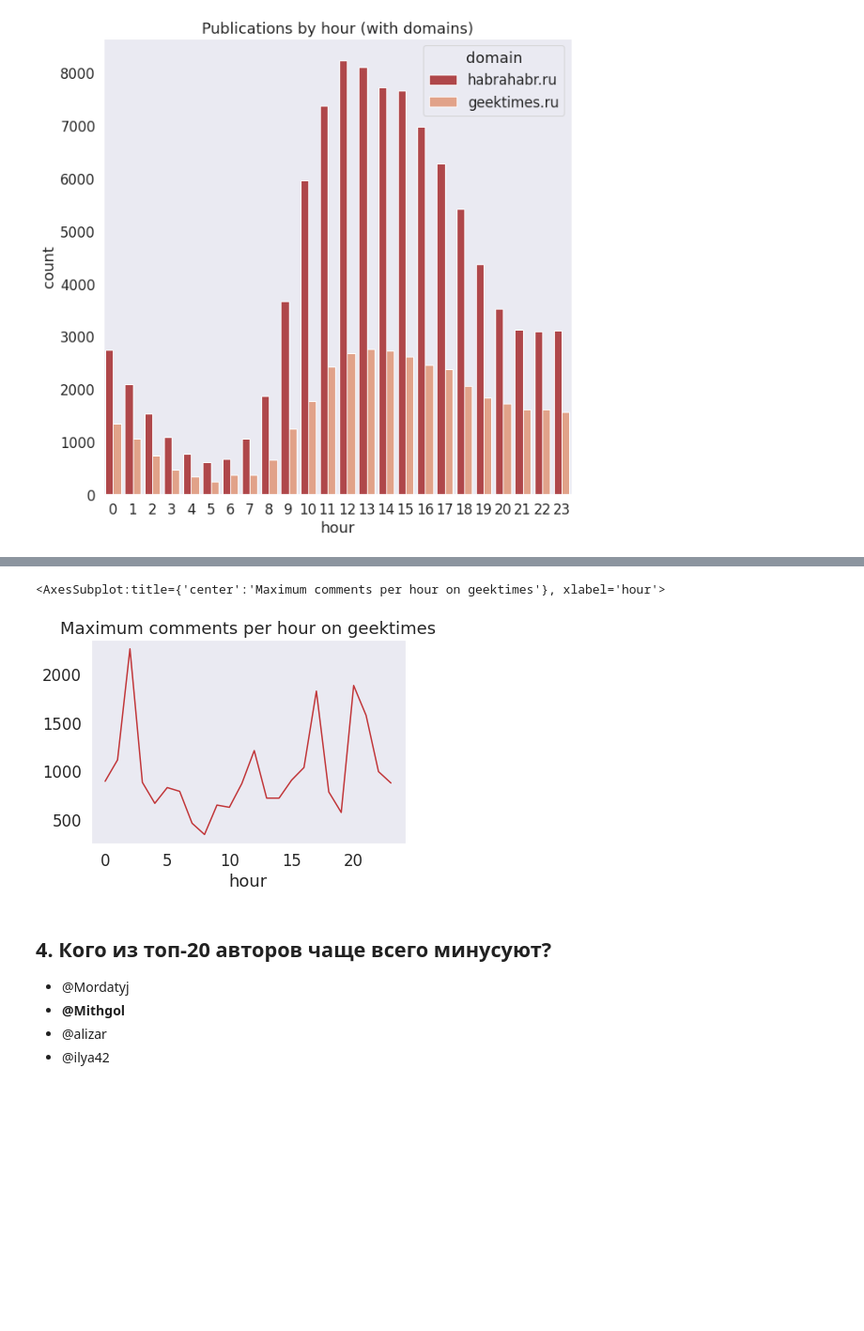
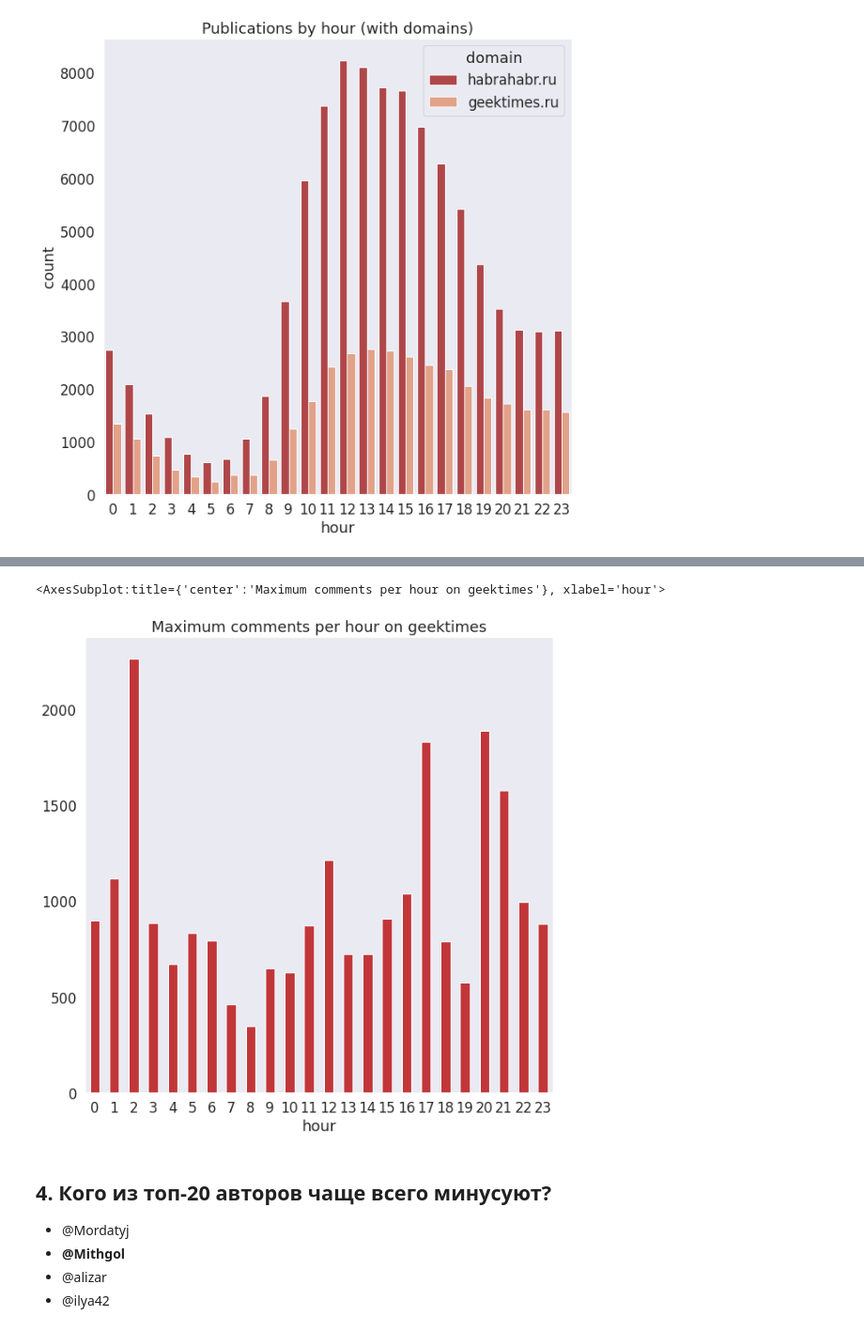
Before and after one commit to K3143-ITMO/Dementiy-assignments, a Jupyter notebook: homework07-ds/task2/assignment02_habr_visual_analysis.ipynb, the cells around one changed output, grey strips where cells are left out. Shown: that part at 94% size. Saved outputs shown, nothing was run; the diff lists cells and outputs as text; code cells hidden in the pictures; blank space fills up the shorter version.

```diff
--- a/homework07-ds/task2/assignment02_habr_visual_analysis.ipynb
+++ b/homework07-ds/task2/assignment02_habr_visual_analysis.ipynb
@@ -216,5 +227,5 @@ df[df.domain == "habrahabr.ru"].groupby("hour")["comments"].mean().plot(title="C
 # %%
-df[df.domain == "geektimes.ru"].groupby("hour")["comments"].max().plot(title="Maximum comments per hour on geektimes")
+df[df.domain == "geektimes.ru"].groupby("hour")["comments"].max().plot(title="Maximum comments per hour on geektimes", kind="bar", figsize=(10, 10), rot=0)
 # %% [output]
 <AxesSubplot:title={'center':'Maximum comments per hour on geektimes'}, xlabel='hour'>
-[figure, old version]
+[figure, new version]
```
Also changed, not shown: parts of 10 cells of this notebook.
